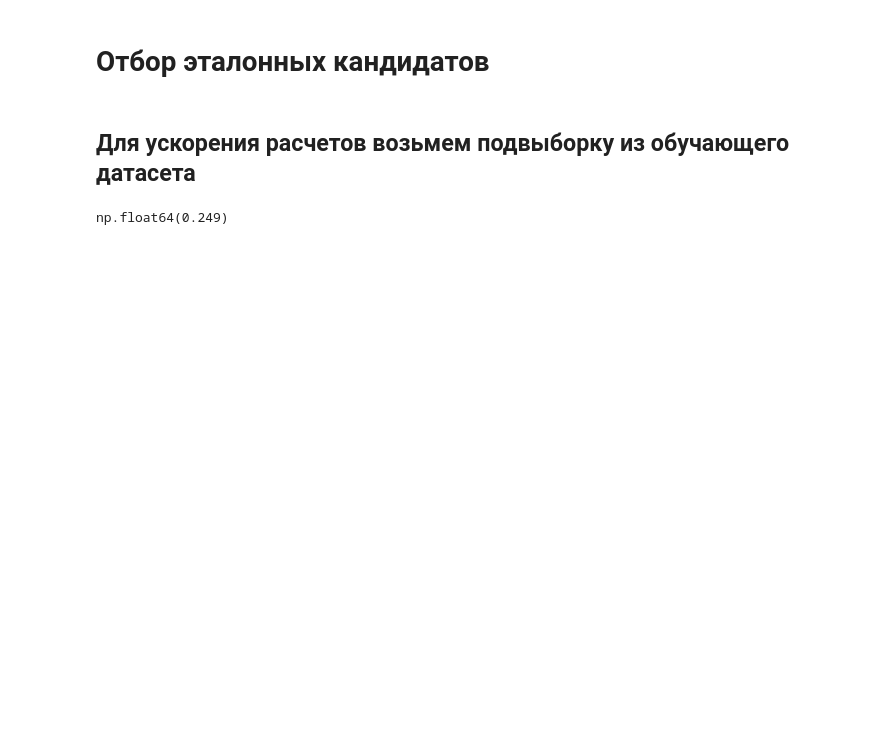
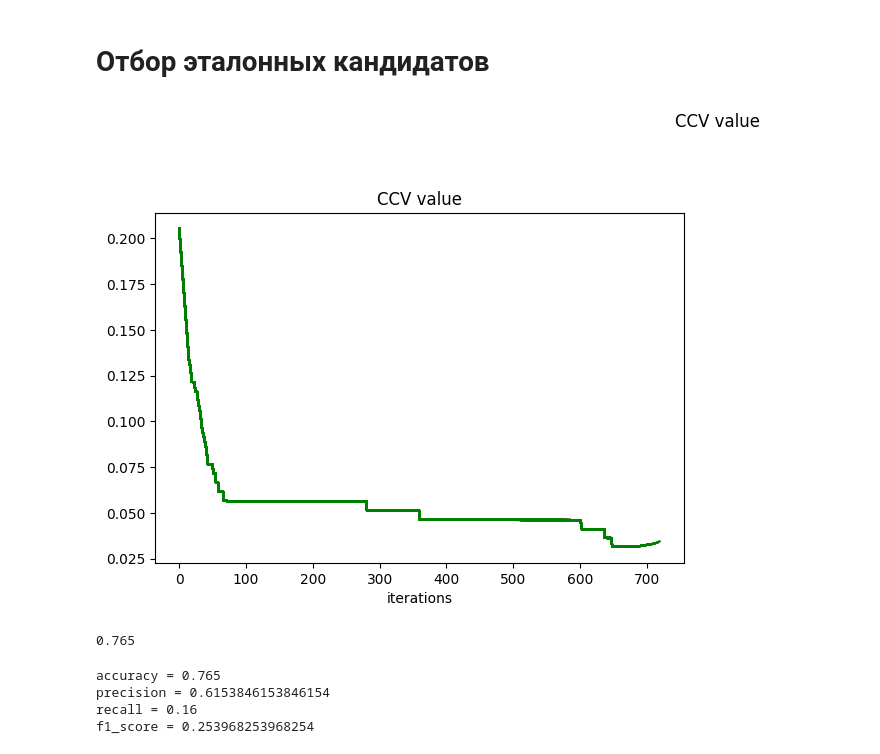
Before and after one commit to itmo-mla/fall-2025, a Jupyter notebook: students/kasiutin-ia/lab2/source/model_inference.ipynb, the cells around one changed output. Drawn from its saved outputs; the diff is of its cells as text; code cells hidden in the pictures; blank space fills up the shorter version.

```diff
--- a/students/kasiutin-ia/lab2/source/model_inference.ipynb
+++ b/students/kasiutin-ia/lab2/source/model_inference.ipynb
@@ -59,8 +87,28 @@ accuracy_score(y_test.astype(str), predictions)
 # Сравнение с эталонным алгоритмом
 # %%
 from sklearn.neighbors import KNeighborsClassifier
+from typing import Callable
 
-sklearn_model = KNeighborsClassifier(n_neighbors=50, weights="distance")
+
+def make_weights_function(k: int, kernel_function: Callable):
+    def decorator(func):
+        def wrapper(distances):
+            return func(distances, k, kernel_function)
+
+        return wrapper
+
+    return decorator
+
+
+@make_weights_function(k=15, kernel_function=np.vectorize(kernel_function))
+def weights_function(
+    distances: np.ndarray, k: int, kernel_function: Callable
+) -> np.ndarray:
+    max_distances = distances[:, -1].reshape(-1, 1)
+    return kernel_function(distances / max_distances)
+
+
+sklearn_model = KNeighborsClassifier(n_neighbors=15, weights=weights_function)
 sklearn_model.fit(X_train, y_train)
 
 sklearn_predictions = sklearn_model.predict(X_test)
@@ -73,8 +127,2 @@ accuracy_score(y_test, sklearn_predictions)
 # %% [markdown]
 # Отбор эталонных кандидатов
-# %% [markdown]
-## Для ускорения расчетов возьмем подвыборку из обучающего датасета
-# %%
-samples_idx = np.random.choice(len(X_train), 10000, replace=False)
-X_train = X_train[samples_idx]
-y_train = y_train[samples_idx]
@@ -83,4 +129,24 @@ from utils import get_compact_profile
-# %%
-get_compact_profile(100, X_train, y_train, None, samples_for_estimation=1000)
-# %% [output]
-np.float64(0.249)
+# %%
+from utils import select_anchors
+
+anchor_objects_indices = select_anchors(
+    3, X_train, y_train, n_samples_to_estimate=200, plot=True, stop_threshold=0.01
+)
+# %% [output]
+[figure, added]
+# %%
+predictions = model.predict_bathced(
+    X_test, X_train[anchor_objects_indices], y_train[anchor_objects_indices]
+)
+
+print(accuracy_score(y_test.astype(str), predictions))
+# %% [output]
+0.765
+# %%
+metric_estimator.get_metrics(y_test, predictions.astype(int))
+print(metric_estimator)
+# %% [output]
+accuracy = 0.765
+precision = 0.6153846153846154
+recall = 0.16
+f1_score = 0.253968253968254
```
Also changed, not shown: parts of 17 cells of this notebook, 6 other files.
